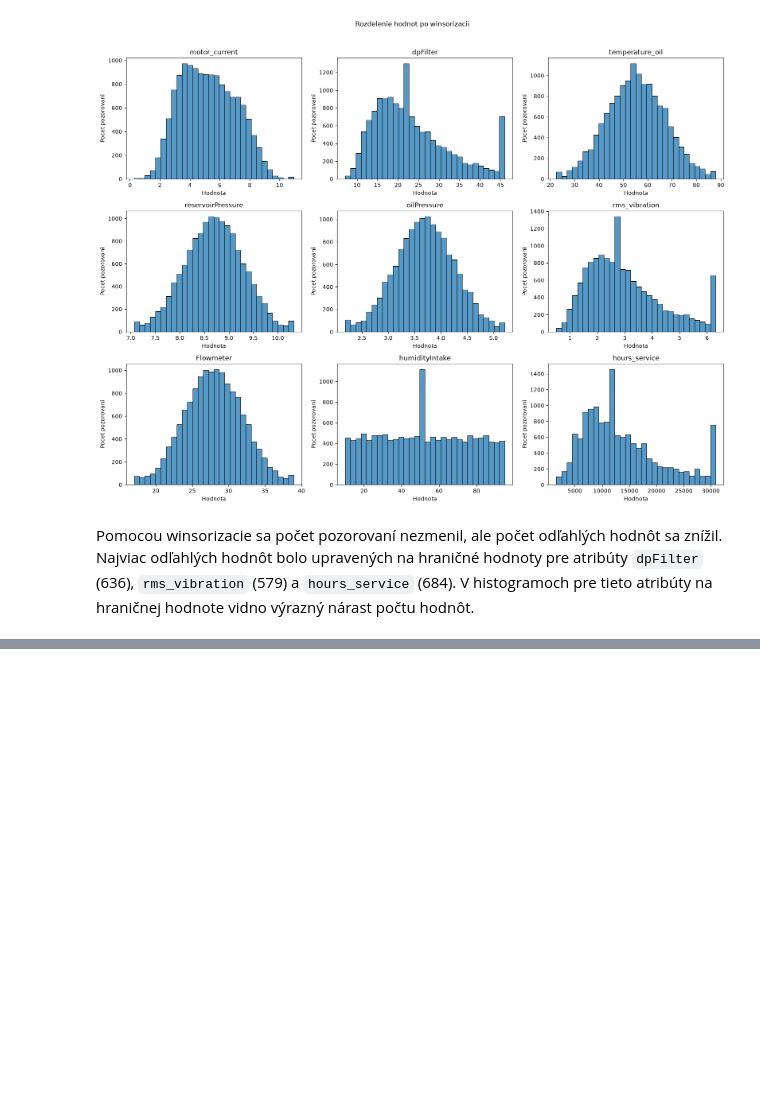
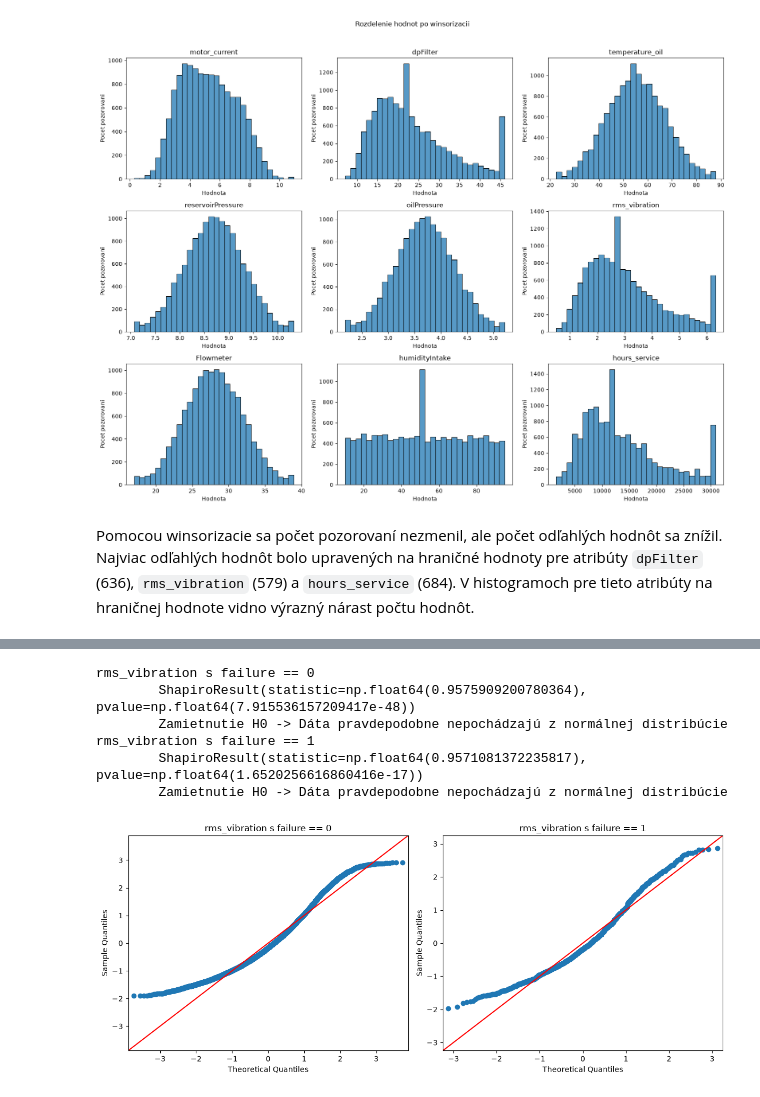
Before and after one commit to Langos428/IAU_projekt, a Jupyter notebook: projekt.ipynb, the cells around one changed output, grey strips where cells are left out. Drawn from its saved outputs; the diff is of its cells as text; code cells hidden in the pictures; blank space fills up the shorter version.

```diff
--- a/projekt.ipynb
+++ b/projekt.ipynb
@@ -701,0 +773,41 @@ Pomocou winsorizacie sa počet pozorovaní nezmenil, ale počet odľahlých hodn
+# %%
+def do_shapiro(df):
+    results = stats.shapiro(df, nan_policy="omit")
+
+    print(f"\t{results}")
+    if (float(results[1]) < 0.05):
+        print ("\t" + "Zamietnutie H0 -> Dáta pravdepodobne nepochádzajú z normálnej distribúcie")
+    elif (float(results[1]) > 0.05):
+        print ("\t" + "Nezamietnutie H0 -> Dáta asi pochádzajú z normálnej distribúcie")
+    else:
+        print ("what the hell???")
+# %%
+sample_a = no_fail_df["rms_vibration"].dropna()
+sample_b = fail_df["rms_vibration"].dropna()
+
+
+print ("rms_vibration s failure == 0")
+do_shapiro(sample_a)
+
+print ("rms_vibration s failure == 1")
+do_shapiro(sample_b)
+
+fig, axes = plt.subplots(1, 2, figsize=(12, 5))
+
+sm.ProbPlot(sample_a, fit=True).qqplot(line='45', ax=axes[0])
+axes[0].set_title("rms_vibration s failure == 0")
+
+sm.ProbPlot(sample_b, fit=True).qqplot(line='45', ax=axes[1])
+axes[1].set_title("rms_vibration s failure == 1")
+
+
+plt.tight_layout()
+plt.show()
+# %% [output]
+rms_vibration s failure == 0
+        ShapiroResult(statistic=np.float64(0.9575909200780364), pvalue=np.float64(7.915536157209417e-48))
+        Zamietnutie H0 -> Dáta pravdepodobne nepochádzajú z normálnej distribúcie
+rms_vibration s failure == 1
+        ShapiroResult(statistic=np.float64(0.9571081372235817), pvalue=np.float64(1.6520256616860416e-17))
+        Zamietnutie H0 -> Dáta pravdepodobne nepochádzajú z normálnej distribúcie
+[figure, added]
```
Also changed, not shown: parts of 17 cells of this notebook.
